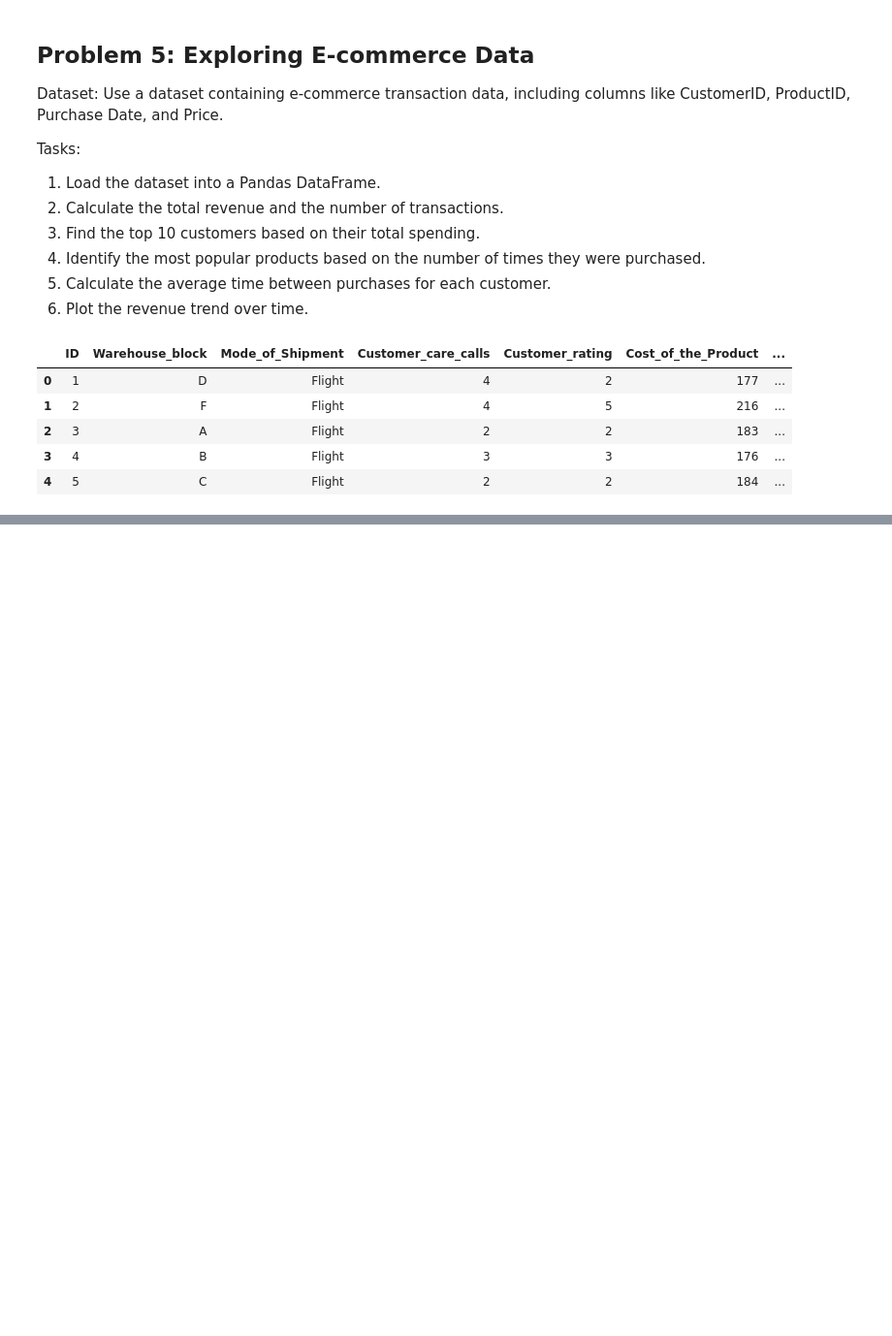
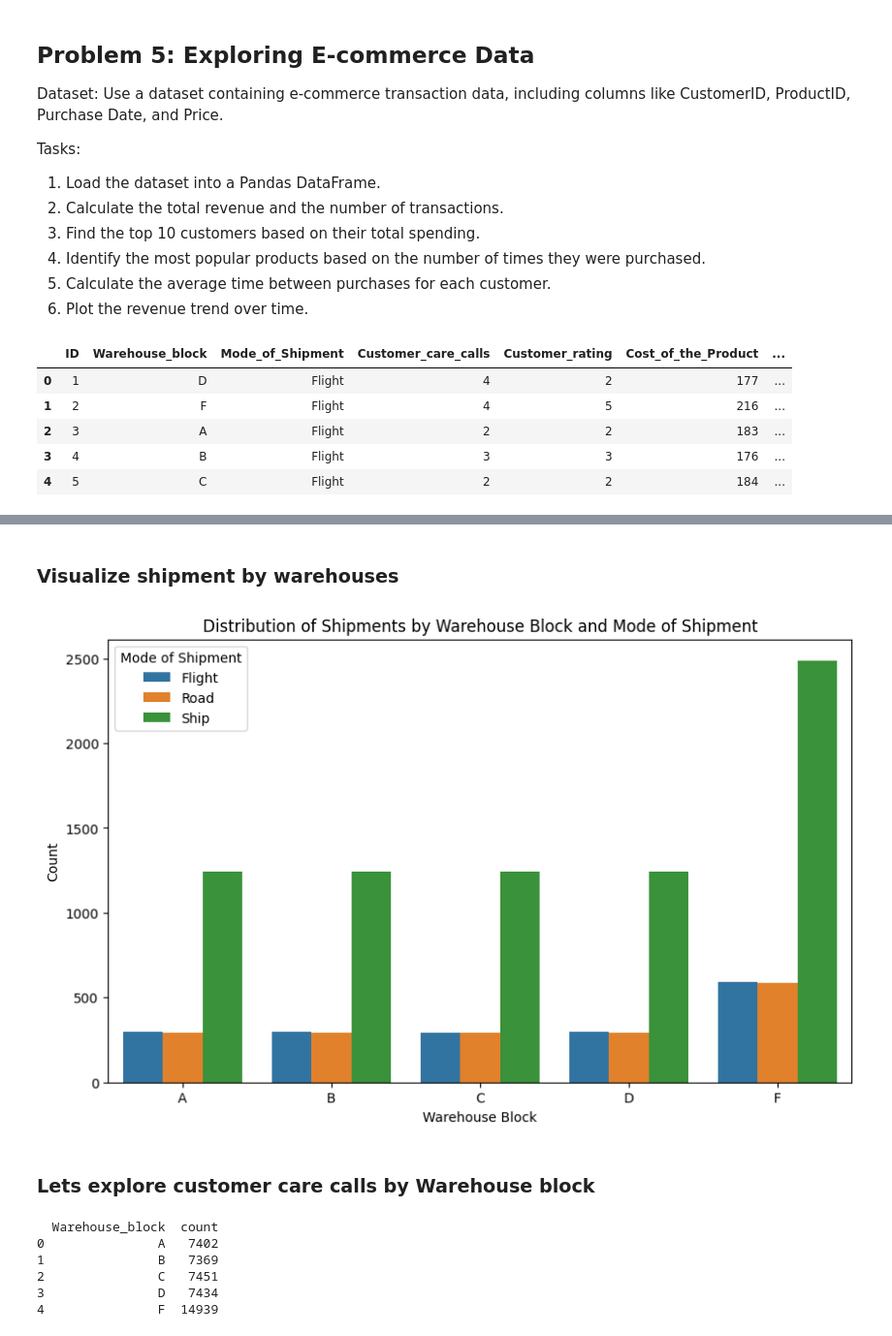
Before and after one commit to codekunoichi/learning-datascience, a Jupyter notebook: pandas/portfolio-projects/prob_5_explore_ecommerce_data.ipynb, the cells around one changed output, grey strips where cells are left out. Shown at 97% size. Drawn from its saved outputs; the diff is of its cells as text; code cells hidden in the pictures; blank space fills up the shorter version.

Commit message:
Add exploration question and corresponding visualization for ecommerce data.

```diff
--- a/pandas/portfolio-projects/prob_5_explore_ecommerce_data.ipynb
+++ b/pandas/portfolio-projects/prob_5_explore_ecommerce_data.ipynb
@@ -24,0 +43,4 @@ ecomm_data.head()
+# %%
+cols_of_interest = ['Warehouse_block', 'Mode_of_Shipment']
+shipment_type = ecomm_data[cols_of_interest].groupby(cols_of_interest).size().reset_index(name='count')
+print(shipment_type)
@@ -24,0 +64,32 @@ ecomm_data.head()
+# %% [markdown]
+### Visualize shipment by warehouses
+# %%
+# Create a bar plot using Seaborn
+plt.figure(figsize=(10, 6))
+sns.barplot(x='Warehouse_block', y='count', hue='Mode_of_Shipment', data=shipment_type)
+
+# Add labels and title
+plt.xlabel('Warehouse Block')
+plt.ylabel('Count')
+plt.title('Distribution of Shipments by Warehouse Block and Mode of Shipment')
+
+# Show the legend
+plt.legend(title='Mode of Shipment')
+
+plt.show()
+# %% [output]
+[figure, added]
+# %% [markdown]
+### Lets explore customer care calls by Warehouse block
+# %%
+cols_of_interest = ['Warehouse_block', 'Customer_care_calls']
+grouby = 'Warehouse_block'
+calls_by_warehouse = ecomm_data[cols_of_interest].groupby(grouby)['Customer_care_calls'].sum().reset_index(name='count')
+print(calls_by_warehouse)
+# %% [output]
+  Warehouse_block  count
+0               A   7402
+1               B   7369
+2               C   7451
+3               D   7434
+4               F  14939
```
Also changed, not shown: parts of 12 cells of this notebook.
